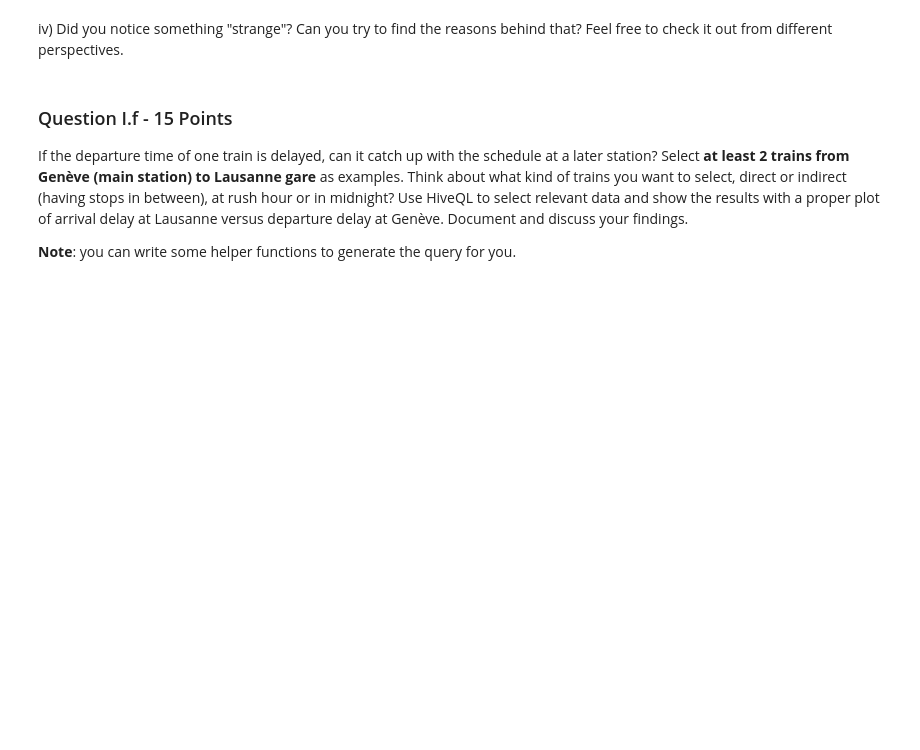
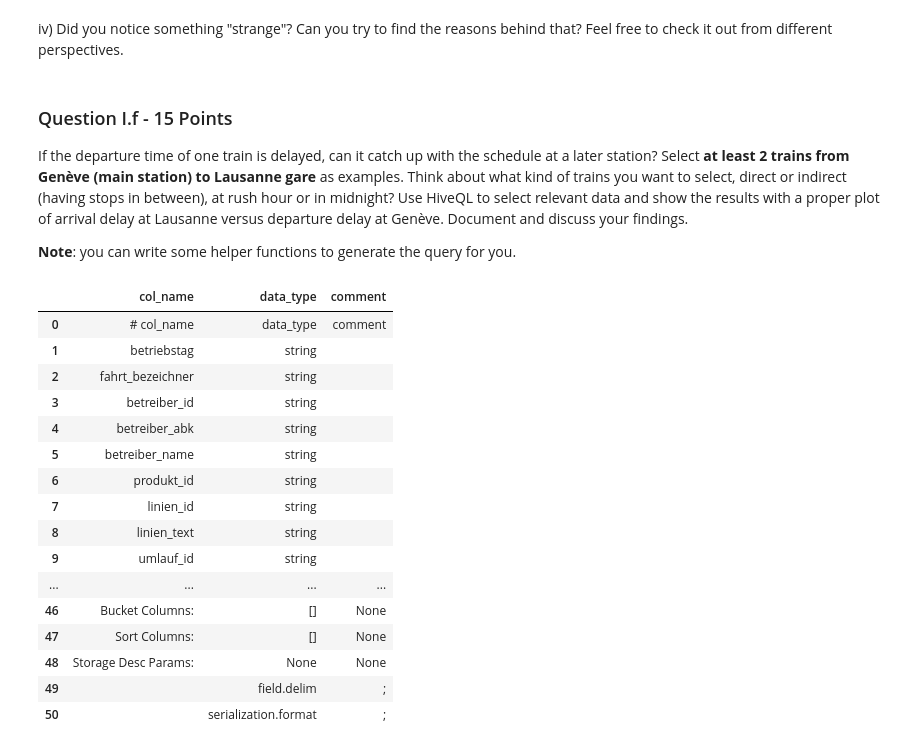
Before and after one commit to FurkanKarakas/dslab-homework-1, a Jupyter notebook: notebooks/DSLab_homework-1.ipynb, the cells around one changed output. Saved outputs shown, nothing was run; the diff lists cells and outputs as text; code cells hidden in the pictures; blank space fills up the shorter version.

```diff
--- a/notebooks/DSLab_homework-1.ipynb
+++ b/notebooks/DSLab_homework-1.ipynb
@@ -413,7 +428,23 @@ __Note__: you can write some helper functions to generate the query for you.
 # %%
 query = """
-    SELECT *
-    FROM {0}.sbb_orc
-    LIMIT 500
+    DESCRIBE FORMATTED {0}.sbb_orc
 """.format(username)
 pd.read_sql(query,conn)
+# %% [output]
+|  | col_name | data_type | comment |
+| 0 | # col_name | data_type | comment |
+| 1 | betriebstag | string |  |
+| 2 | fahrt_bezeichner | string |  |
+| 3 | betreiber_id | string |  |
+| 4 | betreiber_abk | string |  |
+| 5 | betreiber_name | string |  |
+| 6 | produkt_id | string |  |
+| 7 | linien_id | string |  |
+| 8 | linien_text | string |  |
+| 9 | umlauf_id | string |  |
+| ... | ... | ... | ... |
+| 46 | Bucket Columns: | [] | None |
+| 47 | Sort Columns: | [] | None |
+| 48 | Storage Desc Params: | None | None |
+| 49 |  | field.delim | ; |
+| 50 |  | serialization.format | ; |
```
Also changed, not shown: parts of 2 cells of this notebook.
